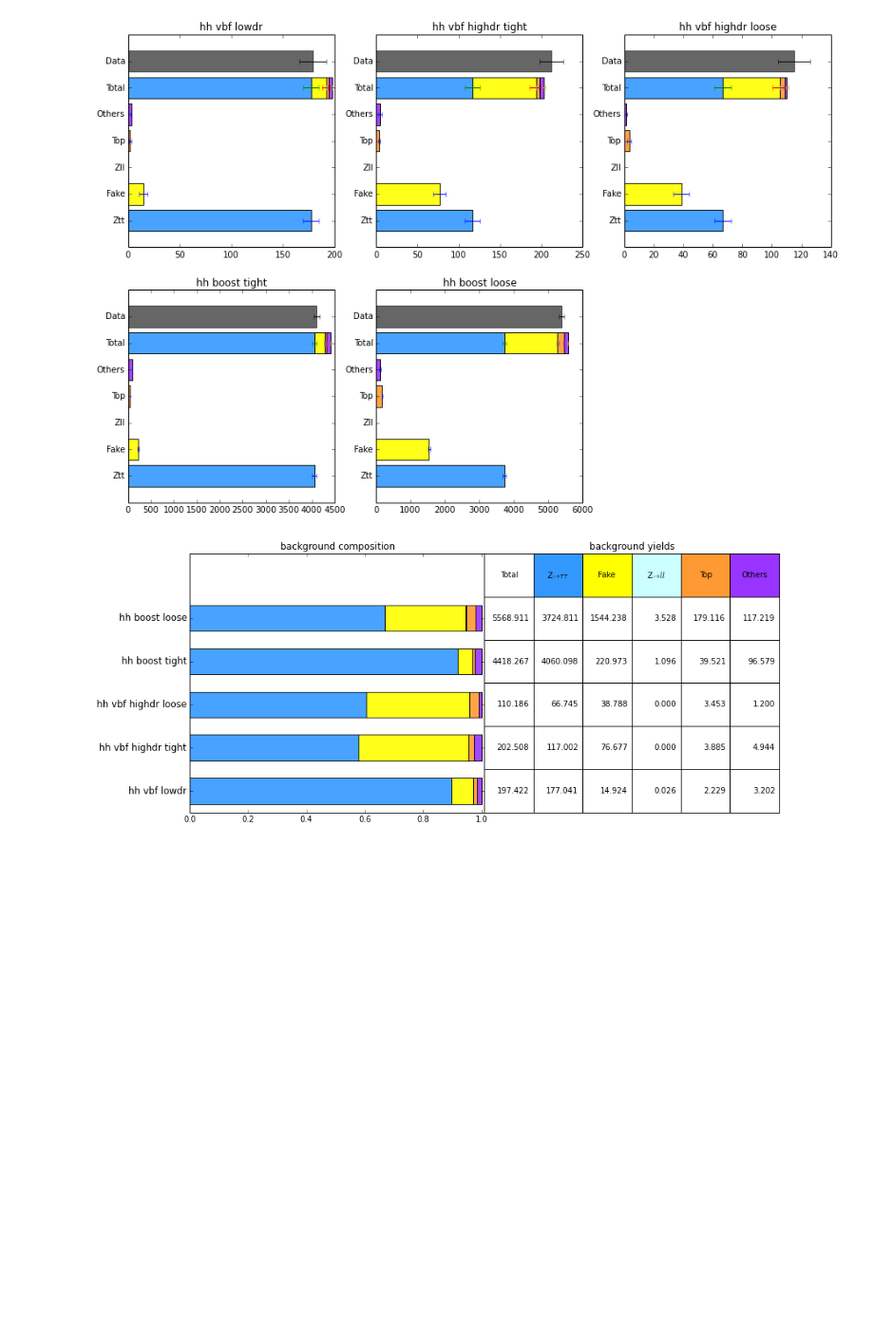
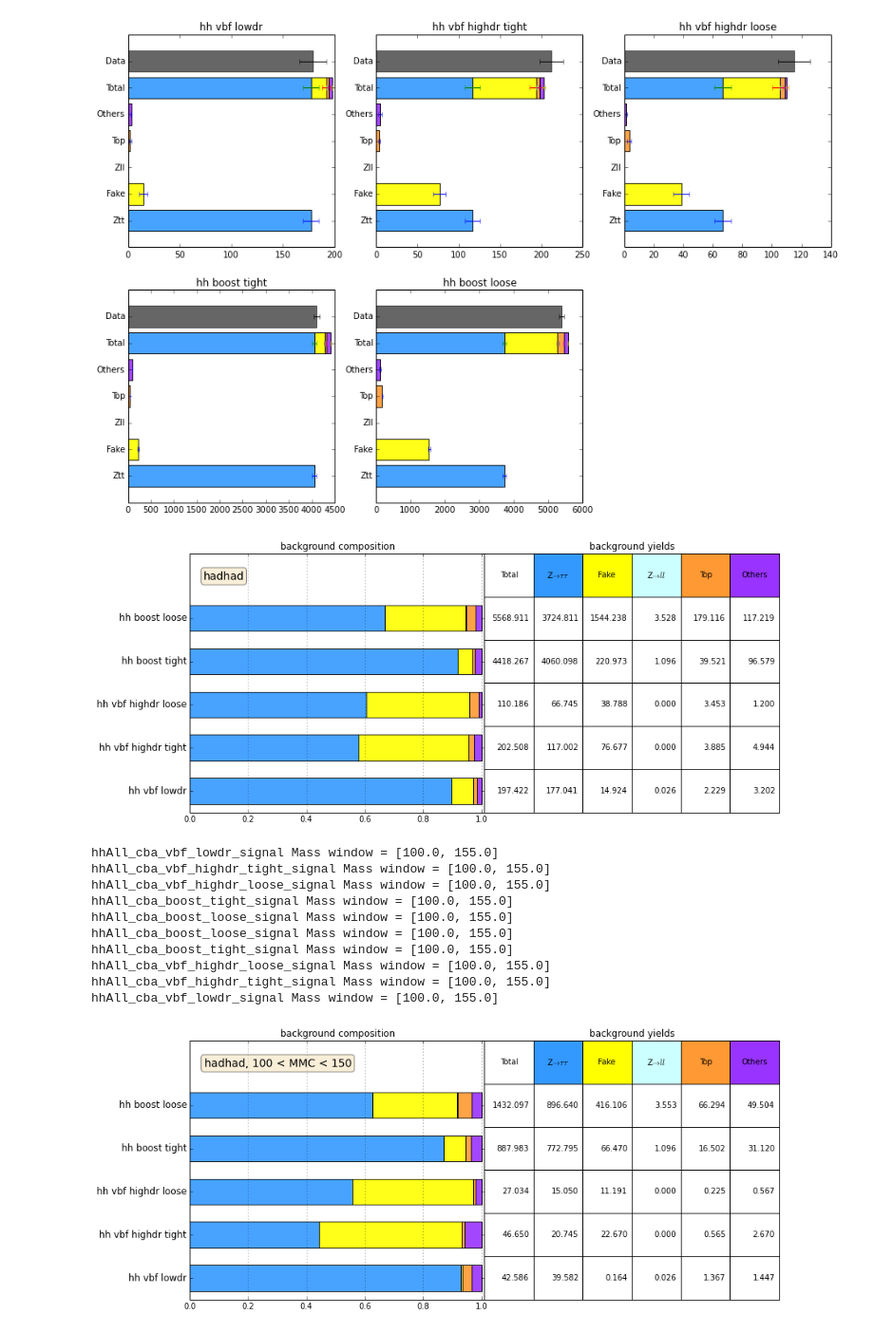
Before and after one commit to qbuat/WsInputInspector, a Jupyter notebook: yields_new.ipynb, the cells around one changed output. Shown: that part at 95% size. Saved outputs shown, nothing was run; the diff lists cells and outputs as text; code cells hidden in the pictures; blank space fills up the shorter version.

```diff
--- a/yields_new.ipynb
+++ b/yields_new.ipynb
@@ -104,7 +134,25 @@ def bkg_composition_plot(rfile, meas, cats, filename, figsize=(15, 5)):
     plt.savefig('{}.pdf'.format(filename))
     plt.savefig('{}.eps'.format(filename))
 # %%
-bkg_composition_plot(hh_rfile, hh_meas, hh_cats, 'bkg_composition_hadhad', figsize=(15, 6))
+bkg_composition_plot(hh_rfile, hh_meas, hh_cats,
+                     'bkg_composition_hadhad',
+                     figsize=(15, 6), channel='hadhad')
 # %% [output]
-[figure, old version]
+[figure, new version]
+# %%
+bkg_composition_plot(hh_rfile, hh_meas, hh_cats,
+                     'bkg_composition_hadhad_mass_window',
+                     figsize=(15, 6), channel='hadhad', mass_window=(100, 150))
+# %% [output]
+hhAll_cba_vbf_lowdr_signal Mass window = [100.0, 155.0]
+hhAll_cba_vbf_highdr_tight_signal Mass window = [100.0, 155.0]
+hhAll_cba_vbf_highdr_loose_signal Mass window = [100.0, 155.0]
+hhAll_cba_boost_tight_signal Mass window = [100.0, 155.0]
+hhAll_cba_boost_loose_signal Mass window = [100.0, 155.0]
+hhAll_cba_boost_loose_signal Mass window = [100.0, 155.0]
+hhAll_cba_boost_tight_signal Mass window = [100.0, 155.0]
+hhAll_cba_vbf_highdr_loose_signal Mass window = [100.0, 155.0]
+hhAll_cba_vbf_highdr_tight_signal Mass window = [100.0, 155.0]
+hhAll_cba_vbf_lowdr_signal Mass window = [100.0, 155.0]
+[figure, added]
 # %%
```
Also changed, not shown: parts of 18 cells of this notebook, 3 other files.
